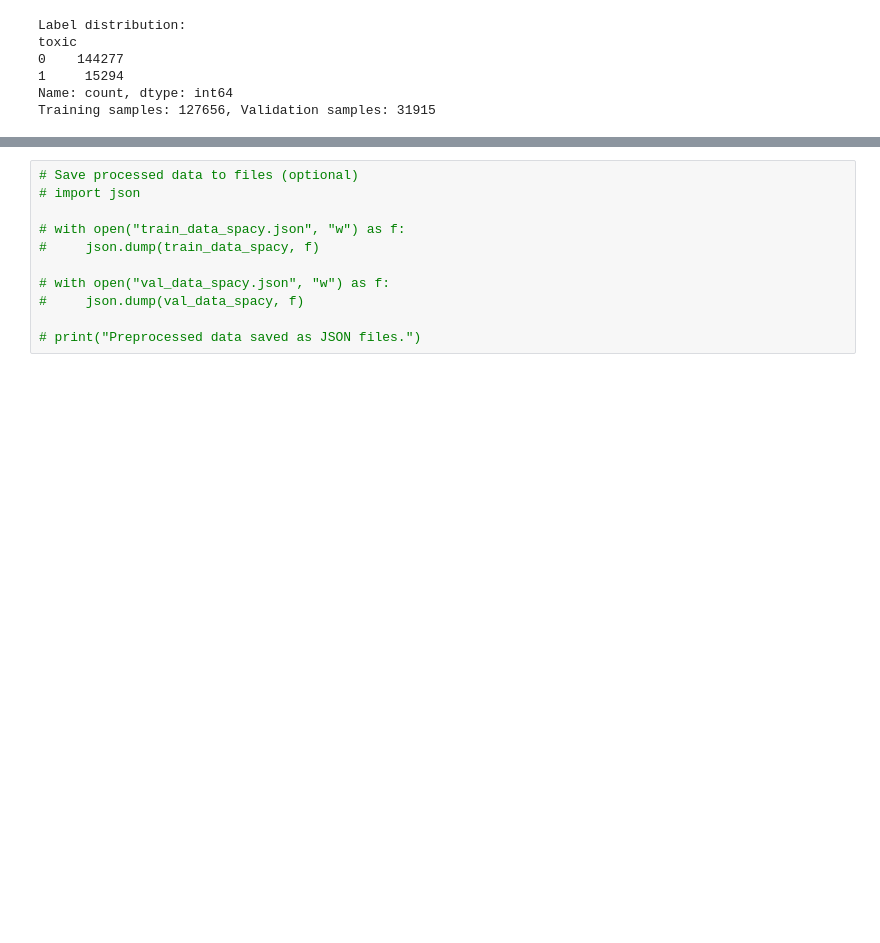
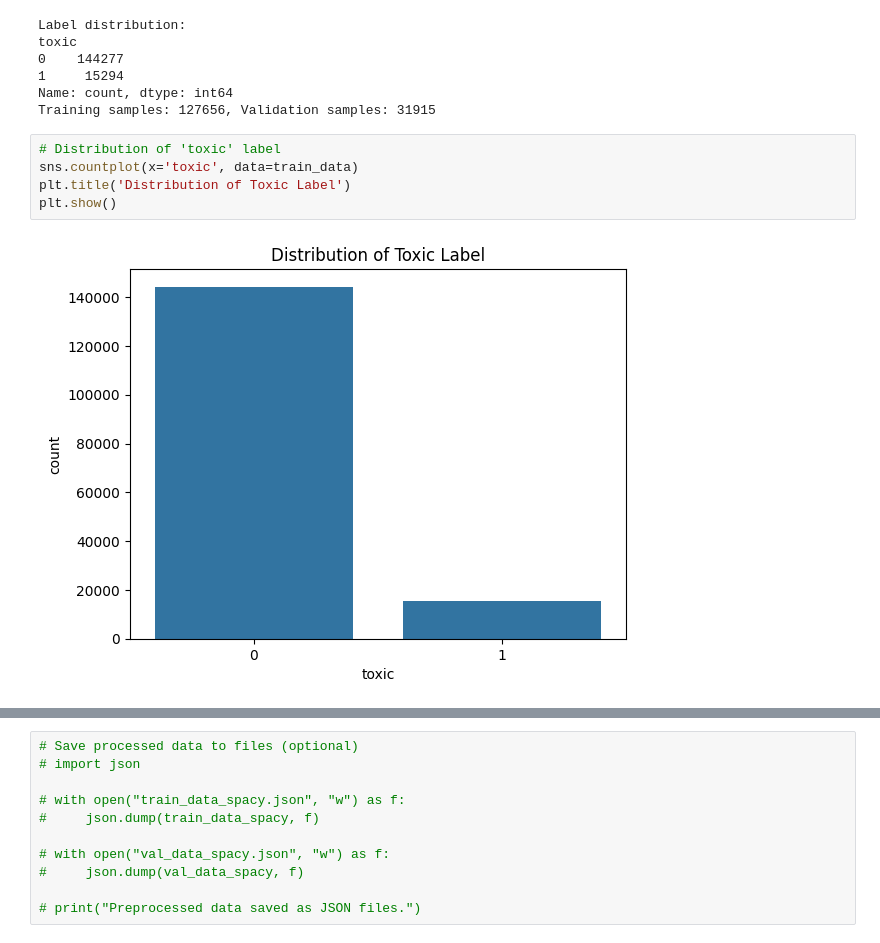
Before and after one commit to marthakatharina/ML-toxic-comments, a Jupyter notebook: Toxic comments/Toxic_Label_NLP_Project.ipynb, the cells around one changed output, grey strips where cells are left out. Drawn from its saved outputs; the diff is of its cells as text; blank space fills up the shorter version.

```diff
--- a/Toxic comments/Toxic_Label_NLP_Project.ipynb
+++ b/Toxic comments/Toxic_Label_NLP_Project.ipynb
@@ -72,3 +177,10 @@ toxic
 1     15294
 Name: count, dtype: int64
 Training samples: 127656, Validation samples: 31915
+# %%
+# Distribution of 'toxic' label
+sns.countplot(x='toxic', data=train_data)
+plt.title('Distribution of Toxic Label')
+plt.show()
+# %% [output]
+[figure, added]
```
Also changed, not shown: parts of 16 cells of this notebook.
